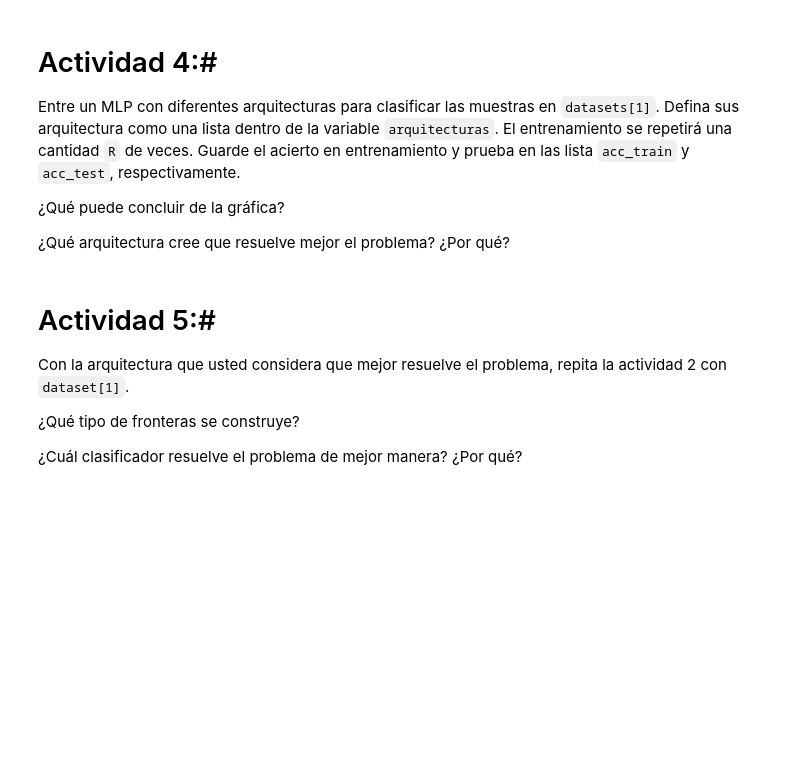
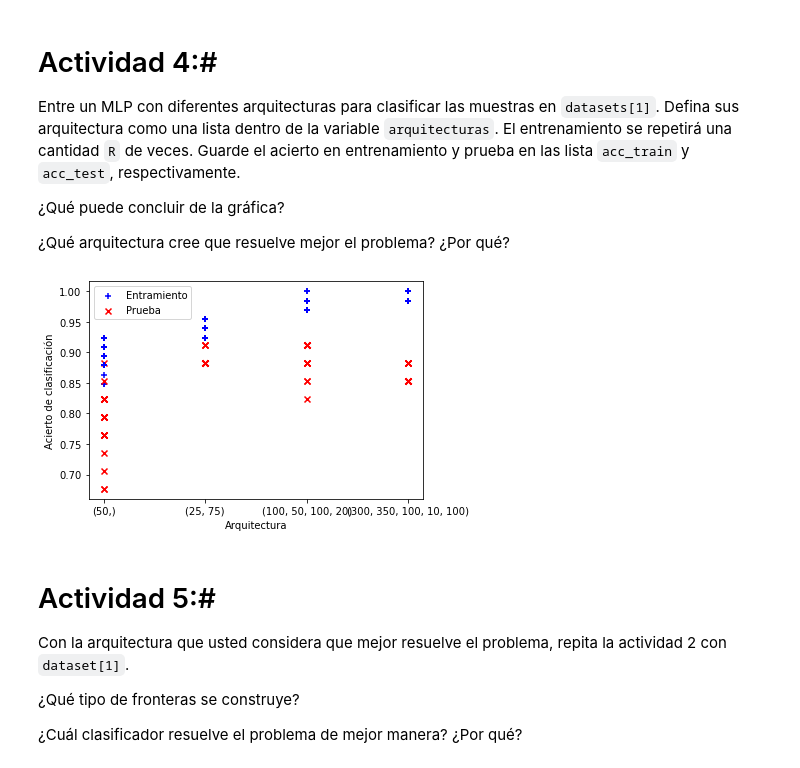
Before and after one commit to SeekingAura/Machine-learning-course-UTP, a Jupyter notebook: Laboratorios/Carlos Arturo Moreno Tabares - Lab05_PR_NN_MLP.ipynb, the cells around one changed output. Saved outputs shown, nothing was run; the diff lists cells and outputs as text; code cells hidden in the pictures; blank space fills up the shorter version.

````diff
--- a/Laboratorios/Carlos Arturo Moreno Tabares - Lab05_PR_NN_MLP.ipynb
+++ b/Laboratorios/Carlos Arturo Moreno Tabares - Lab05_PR_NN_MLP.ipynb
@@ -288,34 +292,44 @@
 # %%
 #Cargamos la base de datos
 X,y = datasets[1]
 #Definimos un número de repeticiones para realizar el entrenamiento
 R = 30
 
 #Espacio para aplicar la estrategia de validación y crear el objeto de clasificación
+test_size = 1/3;
+X_train, X_test, y_train, y_test = train_test_split(X, y, test_size=test_size)
+
+from sklearn.neural_network import MLPClassifier
+
 
 #
 
 #Lista para crear las arquitecturas. Ej: [(10),(20,10)]
-arquitecturas = [(10,),(10,10),(100,200,300,1)]
+arquitecturas = [(50,),(25,75),(100,50,100,20), (300, 350, 100, 10, 100)]
 
 for r in range(R):
   acc_train = []
   acc_test = []
   for arq in arquitecturas:
     #Espacio para crear el objeto, entrenar y calcular los aciertos.
+    mlpc = MLPClassifier(hidden_layer_sizes=arq)
+
+    mlpc.fit(X_train, y_train)
 
     #
-    acc_train.append([]])
-    acc_test.append([]])
+    acc_train.append(mlpc.score(X_train, y_train))
+    acc_test.append(mlpc.score(X_test, y_test))
 
   plt.scatter(range(len(arquitecturas)),acc_train,c='blue',marker='+')
   plt.scatter(range(len(arquitecturas)),acc_test,c='red',marker='x')
 
 plt.legend(('Entramiento','Prueba'))
 plt.xticks(range(len(arquitecturas)),labels=arquitecturas)
 plt.xlabel('Arquitectura')
 plt.ylabel('Acierto de clasificación')
 plt.show()
+# %% [output]
+[figure, added]
 # %% [markdown]
 # Actividad 5:#
 Con la arquitectura que usted considera que mejor resuelve el problema, repita la actividad 2 con ```dataset[1]```.
````
Also changed, not shown: parts of 7 cells of this notebook.
